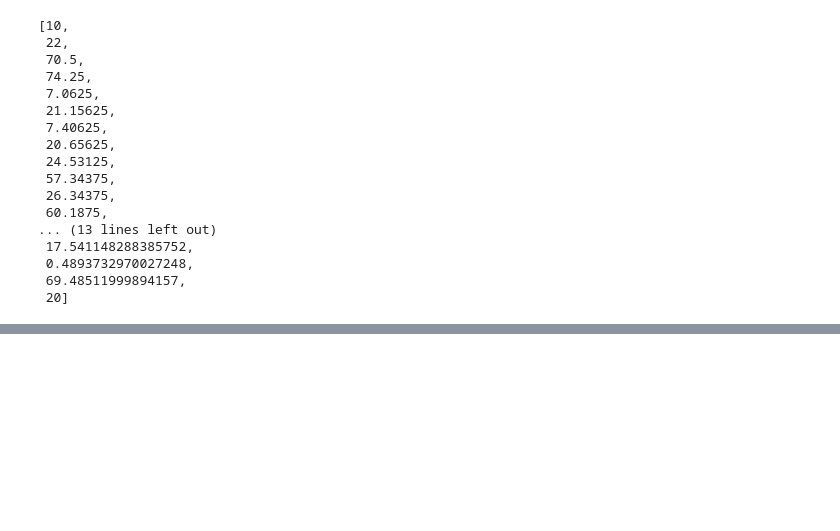
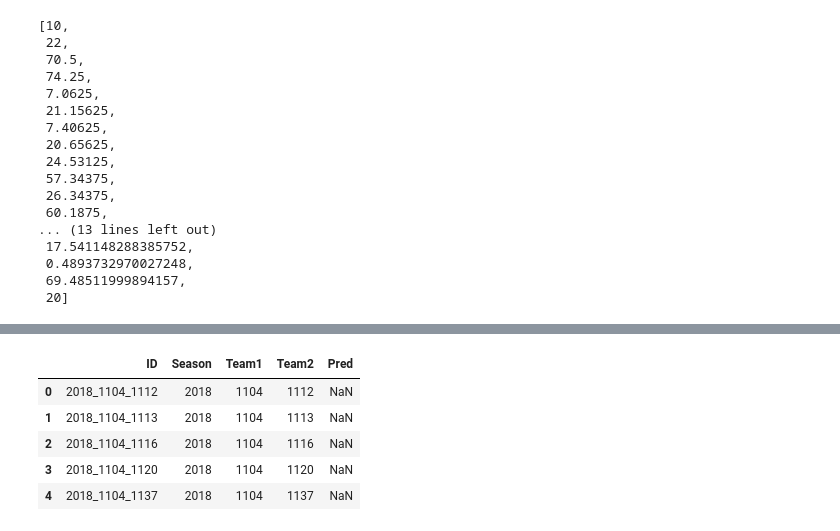
Before and after one commit to sangho61/MarchMadness2018, a Jupyter notebook: MarchMadness2018.ipynb, the cells around one changed output, grey strips where cells are left out. Cells and saved outputs as stored; diff of their text form; code cells hidden in the pictures; blank space fills up the shorter version.

```diff
--- a/MarchMadness2018.ipynb
+++ b/MarchMadness2018.ipynb
@@ -765,0 +801,10 @@ print(coef, intercept, n_iter)
+# %%
+season18_pd = pd.read_csv('data/SampleSubmissionStage2.csv')
+season18_pd.head()
+# %% [output]
+|  | ID | Season | Team1 | Team2 | Pred |
+| 0 | 2018_1104_1112 | 2018 | 1104 | 1112 | NaN |
+| 1 | 2018_1104_1113 | 2018 | 1104 | 1113 | NaN |
+| 2 | 2018_1104_1116 | 2018 | 1104 | 1116 | NaN |
+| 3 | 2018_1104_1120 | 2018 | 1104 | 1120 | NaN |
+| 4 | 2018_1104_1137 | 2018 | 1104 | 1137 | NaN |
```
Also changed, not shown: parts of 15 cells of this notebook, 1 other file.
